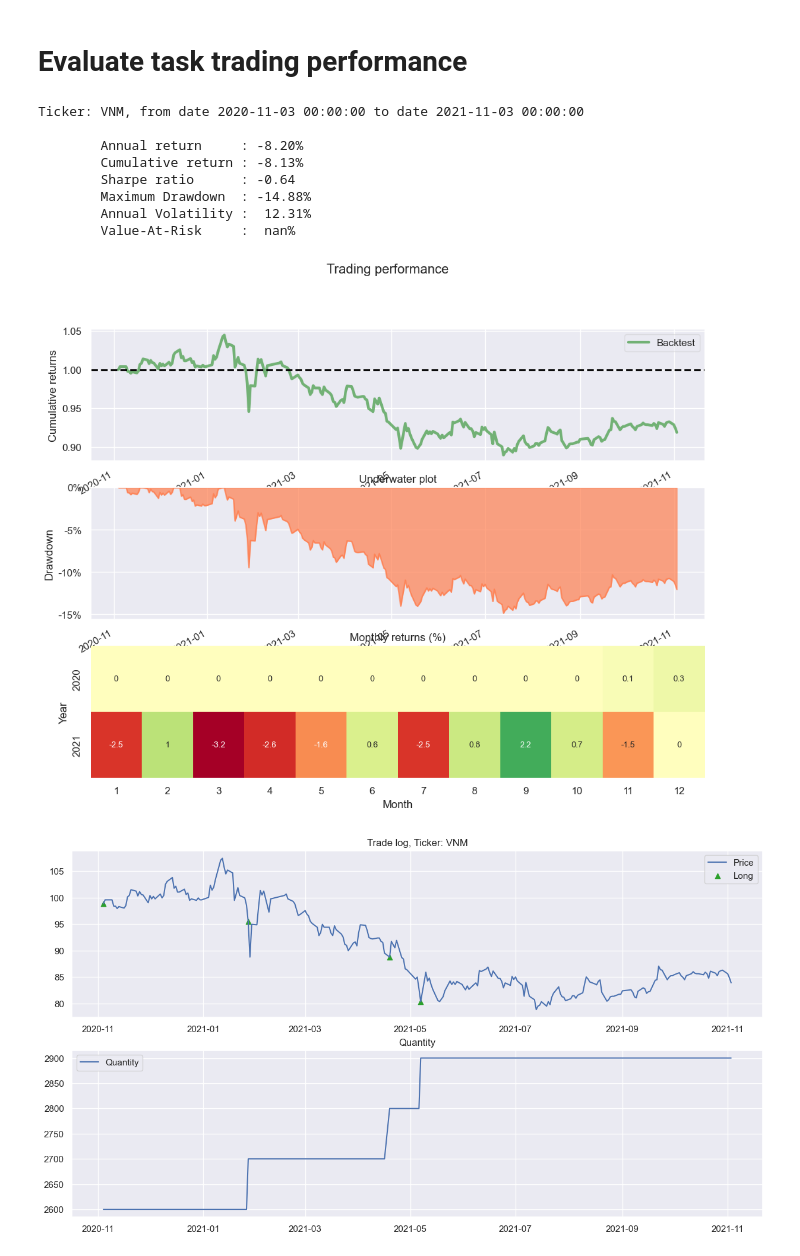
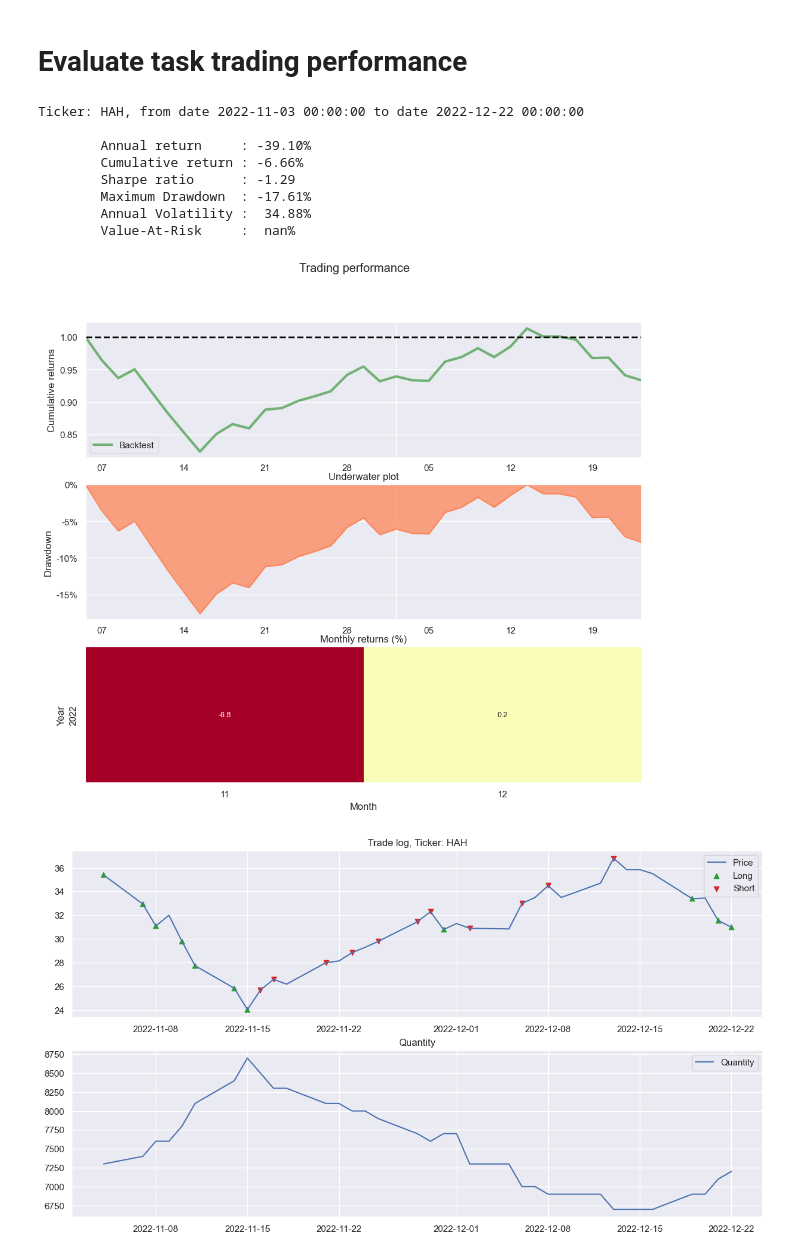
Before and after one commit to minhmanminhman/stock-env, a Jupyter notebook: notebooks/evaluate_adaption.ipynb, the cells around one changed output. Drawn from its saved outputs; the diff is of its cells as text; code cells hidden in the pictures.

```diff
--- a/notebooks/evaluate_adaption.ipynb
+++ b/notebooks/evaluate_adaption.ipynb
@@ -63,7 +63,7 @@ ARGS_PATH = "../configs/maml.yaml"
 ENV_ID = "VNALL-v0"
 METHODS_STATE_DICT = {
     "random": None,
-    "maml": "../model/maml_sp500_20221222_115520.pth",
+    "maml": "../model/maml_sp500_20221225_083711.pth",
 }
 exp = ExperimentManager(
     args_path=ARGS_PATH, env_id=ENV_ID, methods_state_dict=METHODS_STATE_DICT
@@ -167,8 +140,8 @@ trading_performance.loc[
 # Evaluate task trading performance
 # %%
 ENV_ID = "VNALL-v0"
-TASK = "VNM"
-ITH_ADAPT_STEP = 2
+TASK = "HAH"
+ITH_ADAPT_STEP = 0
 
 args = open_config("../configs/maml.yaml", env_id=ENV_ID)
 envs = MetaVectorEnv([lambda: gym.make(ENV_ID) for _ in range(1)])
@@ -190,41 +163,41 @@ plot_trade_log_v2(df)
 df["pv_from_holding"] = vbt.Portfolio.from_holding(
     df.close, init_cash=envs.envs[0].init_cash
 ).value()
 df = df.set_index("time")
 ticker = df["ticker_x"].unique()[0]
 
 fig = go.Figure()
 fig.update_layout(width=800, height=500)
 fig.update_layout(title=f"Buy-n-Hold Comparision, Ticker: {ticker}", title_x=0.5)
 fig.update_xaxes(title_text="Date")
 fig.update_yaxes(title_text="Portfolio Value (VND)")
 
 df["portfolio_value"].vbt.plot_against(
     other=df["pv_from_holding"],
     other_trace_kwargs=dict(
         line=dict(width=2, color="dimgray"), mode="lines", name="Buy-n-Hold"
     ),
     trace_kwargs=dict(
         mode="lines+markers",
         line=dict(width=3, color="lightslategray"),
         name="MAML",
     ),
     pos_trace_kwargs=dict(fillcolor="palegreen"),
     neg_trace_kwargs=dict(fillcolor="salmon"),
     fig=fig,
 )
 fig.show()
 # %% [output]
-Ticker: VNM, from date 2020-11-03 00:00:00 to date 2021-11-03 00:00:00
+Ticker: HAH, from date 2022-11-03 00:00:00 to date 2022-12-22 00:00:00
 
-        Annual return     : -8.20%
-        Cumulative return : -8.13%
-        Sharpe ratio      : -0.64
-        Maximum Drawdown  : -14.88%
-        Annual Volatility :  12.31%
+        Annual return     : -39.10%
+        Cumulative return : -6.66%
+        Sharpe ratio      : -1.29
+        Maximum Drawdown  : -17.61%
+        Annual Volatility :  34.88%
         Value-At-Risk     :  nan%
-[figure, old version]
+[figure, new version]
-[figure, old version]
+[figure, new version]
 # %%
 # # preprocess for plotting
 # df_result = pd.DataFrame(results)
```
Also changed, not shown: parts of 3 cells of this notebook.
